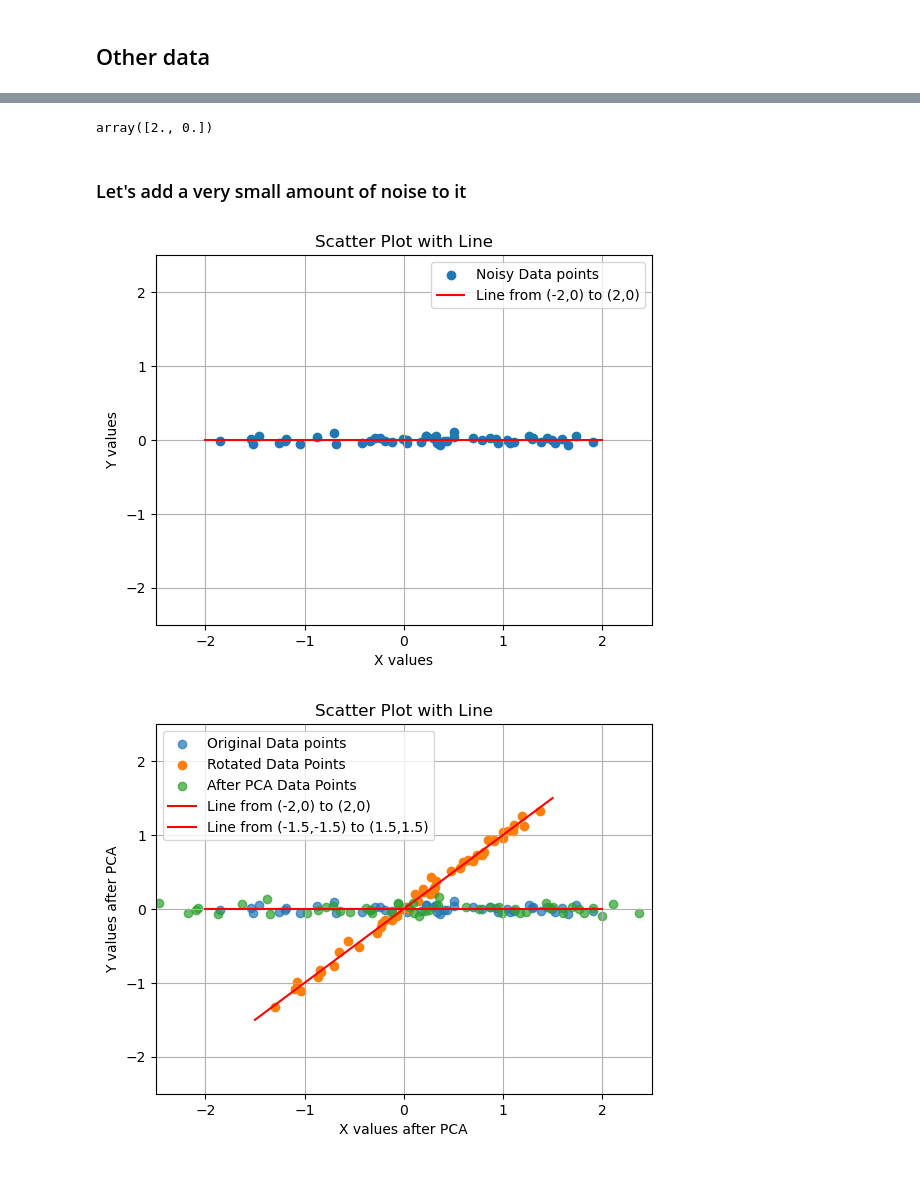
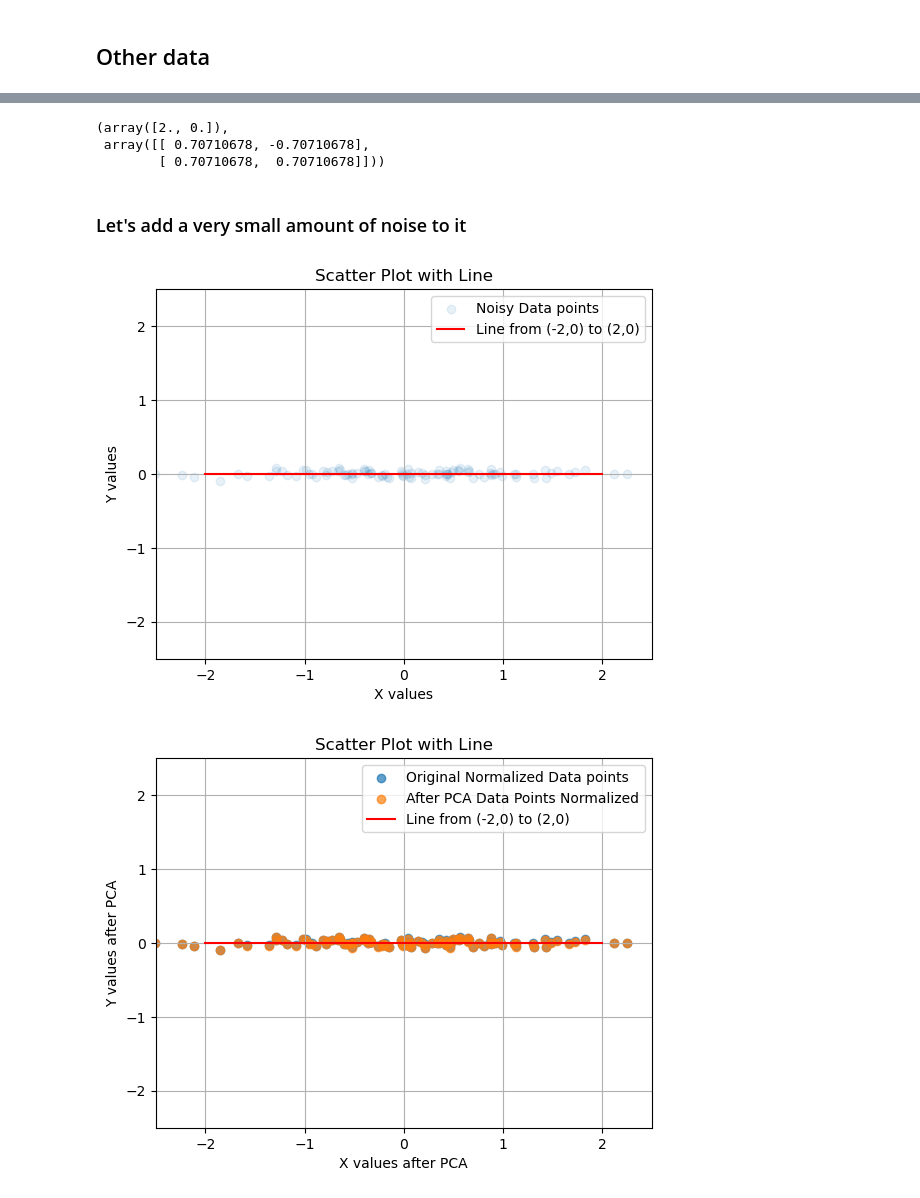
Before and after one commit to moh-C/ML_From_Scratch, a Jupyter notebook: PCAFromScratch.ipynb, the cells around one changed output, grey strips where cells are left out. Saved outputs shown, nothing was run; the diff lists cells and outputs as text; code cells hidden in the pictures.

Commit message:
PCA Analysis completed. Points not overlapping explained now (Normalization)

```diff
--- a/PCAFromScratch.ipynb
+++ b/PCAFromScratch.ipynb
@@ -265,7 +265,8 @@ class PCATransformer:
             raise ValueError("PCATransformer must be fitted before transforming data.")
 
         # Center and scale the data
-        X_centered = (X - self.mean_) / self.std_
+        X_centered = np.subtract(X, self.mean_)
+        X_normalized = np.divide(X, self.std_)
 
         # Project the data onto the principal component space
         X_transformed = X_centered @ self.principal_components_
@@ -395,18 +413,21 @@ plt.show()
 # %%
-customPCA2.eigenvalues_
+customPCA2.eigenvalues_, customPCA2.eigenvectors_
 # %% [output]
-array([2., 0.])
+(array([2., 0.]),
+ array([[ 0.70710678, -0.70710678],
+        [ 0.70710678,  0.70710678]]))
 # %% [markdown]
 ### Let's add a very small amount of noise to it
 # %%
-y = np.random.randn(50, 1)
+y = np.random.randn(100, 1)
+y = (y - y.mean()) / y.std()
 x = np.zeros_like(y)
 x_copy = x
-n = np.random.randn(50, 1) * 0.04
+n = np.random.randn(100, 1) * 0.04
 x += n
 random_data_noisy = np.hstack((y, x))
 
-scatter = plt.scatter(random_data_noisy[:, 0], random_data_noisy[:, 1], label='Noisy Data points')
+scatter = plt.scatter(random_data_noisy[:, 0], random_data_noisy[:, 1], label='Noisy Data points', alpha=0.1)
 
 # Add a line between (-2, 0) and (2, 0)
 plt.plot([-2, 2], [0, 0], 'r-', label='Line from (-2,0) to (2,0)')
@@ -423,7 +444,7 @@ plt.legend()
 plt.grid()
 plt.show()
 # %% [output]
-[figure, old version]
+[figure, new version]
 # %%
 rotated_random_data_noisy = random_data_noisy @ rot_kernel.T
 
@@ -432,40 +453,35 @@ customPCA3.fit(rotated_random_data_noisy)
 PCA_random_data_noisy = customPCA3.transform(rotated_random_data_noisy)
 
 
 scatter_0 = plt.scatter(
     random_data_noisy[:, 0],
     random_data_noisy[:, 1],
-    label='Original Data points',
+    label='Original Normalized Data points',
     alpha=0.7
 )
 
-scatter_ = plt.scatter(
-    rotated_random_data_noisy[:, 0],
-    rotated_random_data_noisy[:, 1],
-    label='Rotated Data Points'
-)
 
 scatter = plt.scatter(
-    PCA_random_data_noisy[:, 0],
+    (PCA_random_data_noisy[:, 0] - PCA_random_data_noisy[:, 0].mean()) / PCA_random_data_noisy[:, 0].std(),
     PCA_random_data_noisy[:, 1],
-    label='After PCA Data Points',
+    label='After PCA Data Points Normalized',
     alpha=0.7
 )
 
 # Add a line between (-2, 0) and (2, 0)
 plt.plot([-2, 2], [0, 0], 'r-', label='Line from (-2,0) to (2,0)')
-plt.plot([1.5, -1.5], [1.5, -1.5], 'r-', label='Line from (-1.5,-1.5) to (1.5,1.5)')
+# plt.plot([1.5, -1.5], [1.5, -1.5], 'r-', label='Line from (-1.5,-1.5) to (1.5,1.5)')
 
 plt.xlim([-2.5, 2.5])
 plt.ylim([-2.5, 2.5])
 
 plt.title('Scatter Plot with Line')
 plt.xlabel('X values after PCA')
 plt.ylabel('Y values after PCA')
 
 plt.legend()
 
 plt.grid()
 plt.show()
 # %% [output]
-[figure, old version]
+[figure, new version]
```
Also changed, not shown: parts of 10 cells of this notebook, 1 other file.
